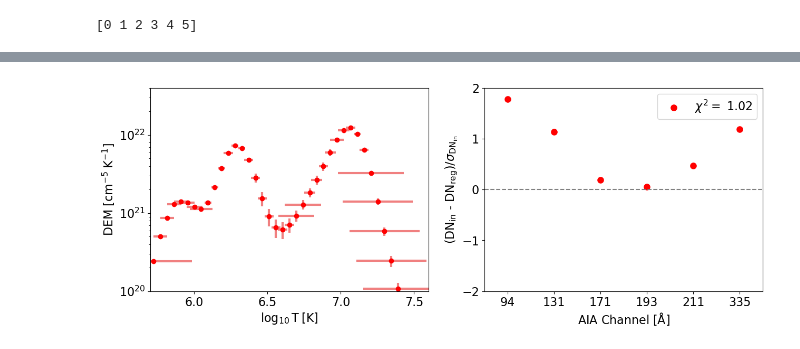
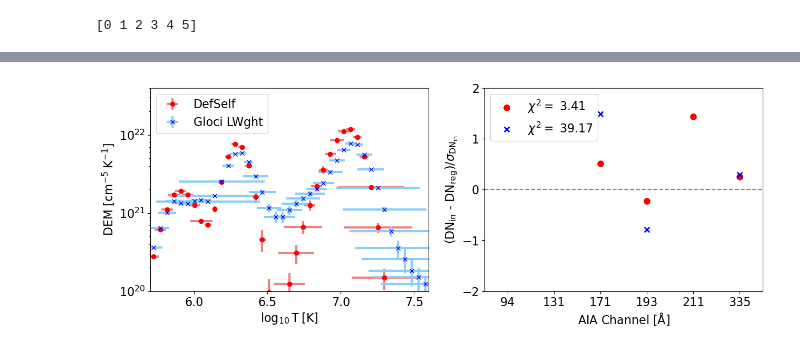
Before and after one commit to ianan/demreg, a Jupyter notebook: python/example_demregpy_aiapxl.ipynb, the cells around one changed output, grey strips where cells are left out. Saved outputs shown, nothing was run; the diff lists cells and outputs as text; code cells hidden in the pictures.

```diff
--- a/python/example_demregpy_aiapxl.ipynb
+++ b/python/example_demregpy_aiapxl.ipynb
@@ -35,14 +36,14 @@ from astropy import units as u
 import sunpy.map
 
 from aiapy.calibrate import degradation
-from aiapy.calibrate.util import get_correction_table
 from aiapy.calibrate import register, update_pointing
+from aiapy.calibrate.util import get_pointing_table, get_correction_table, get_error_table
 
 import warnings
 warnings.simplefilter('ignore')
 matplotlib.rcParams['font.size'] = 16
 
-fdir='/Users/iain/Downloads/'
+fdir='/Users/iain/Desktop/aia_data/'
 # %%
 # # Can either get the example data via fido/vso or adapt the example to your own AIA data set
 # from sunpy.net import Fido, attrs as a
@@ -182,14 +185,20 @@ time=atime.Time('2010-11-03T12:15:00', scale='utc')
 # nc=len(channels)
 # degs=np.empty(nc)
 # for i in np.arange(nc):
-#       degs[i]=degradation(channels[i],time,calibration_version=10)
-# print(degs)
+#       degs[i]=degradation(channels[i],time,correction_table=get_correction_table("jsoc"))
+# # print(degs)
+# # [1.09180633 0.95417837 0.96380863 1.18941645 1.05141743 1.04959263]
+
+# #       old_degs[i]=degradation(channels[i],time,calibration_version=10)
+# # print(old_degs)
+# # [1.14278863 0.91401251 0.99550979 0.98652938 0.97036462 0.83094366]
+
 # # v9 just for checking things, should use the latest one which as of 2021 is v10
 # # v9 values
 # # degs=np.array([1.14705432, 0.91535957, 0.97148718, 0.98810095, 0.97238522, 0.83229072])
 # # v10 values
 # #
 # # for speed just save in here and manually define
-degs=np.array([1.14278863, 0.91401251, 0.99550979, 0.98652938, 0.97036462, 0.83094366])
+degs=np.array([1.09180633,0.95417837,0.96380863,1.18941645,1.05141743,1.04959263])
 print(degs)
 # %% [output]
@@ -374,31 +391,36 @@ Gloci+EMD:  [0.82034628 0.93171304 0.97281742 1.00388789 0.96402143 1.03971336]
 # %%
 #  Final summary plot for the default run
 fig= plt.figure(figsize=(15, 5))
 plt.rcParams.update({'font.size': 16})
 
 ax1 = fig.add_subplot(1, 2, 1)
 plt.errorbar(mlogt,dem0,xerr=elogt0,yerr=edem0,fmt='or',\
-             ecolor='lightcoral', elinewidth=3, capsize=0)
+             ecolor='lightcoral', elinewidth=3, capsize=0,label='DefSelf')
+plt.errorbar(mlogt,dem1,xerr=elogt1,yerr=edem1,fmt='xb', \
+             ecolor='lightskyblue', elinewidth=3, capsize=0,label='Gloci LWght')
 plt.xlabel('$\mathrm{\log_{10}T\;[K]}$')
 plt.ylabel('$\mathrm{DEM\;[cm^{-5}\;K^{-1}]}$')
 plt.ylim([1e20,4e22])
 plt.xlim([5.7,7.6])
+plt.legend()
 plt.yscale('log')
 
 ax2 = fig.add_subplot(1, 2, 2)
 plt.scatter(np.arange(6),(dn_in-dn_reg0)/edn_in,marker='o',color='red',\
             s=50,lw=2,label='$\chi^2 =$ {:0.2f}'.format(chisq0))
+plt.scatter(np.arange(6),(dn_in-dn_reg1)/edn_in,marker='x',color='blue',\
+            s=50,lw=2,label='$\chi^2 =$ {:0.2f}'.format(chisq1))
 plt.plot([-1,12],[0,0],'--',color='grey')
 plt.ylim([-2,2])
 plt.xlim([-0.5,5.5])
 chlab=[]
 for cc in channels:
     chlab.append(int(cc.value))
 plt.xticks(np.arange(6),chlab)
 plt.xlabel('AIA Channel [$\mathrm{\AA}$]')
 plt.ylabel('(DN$_\mathrm{in}$ - DN$_\mathrm{reg}$)/$\sigma_\mathrm{DN_{in}}$')
 plt.locator_params(axis='y', nbins=5)
 plt.legend()
 plt.show()
 # %% [output]
-[figure, old version]
+[figure, new version]
```
Also changed, not shown: parts of 9 cells of this notebook, 2 other files.
